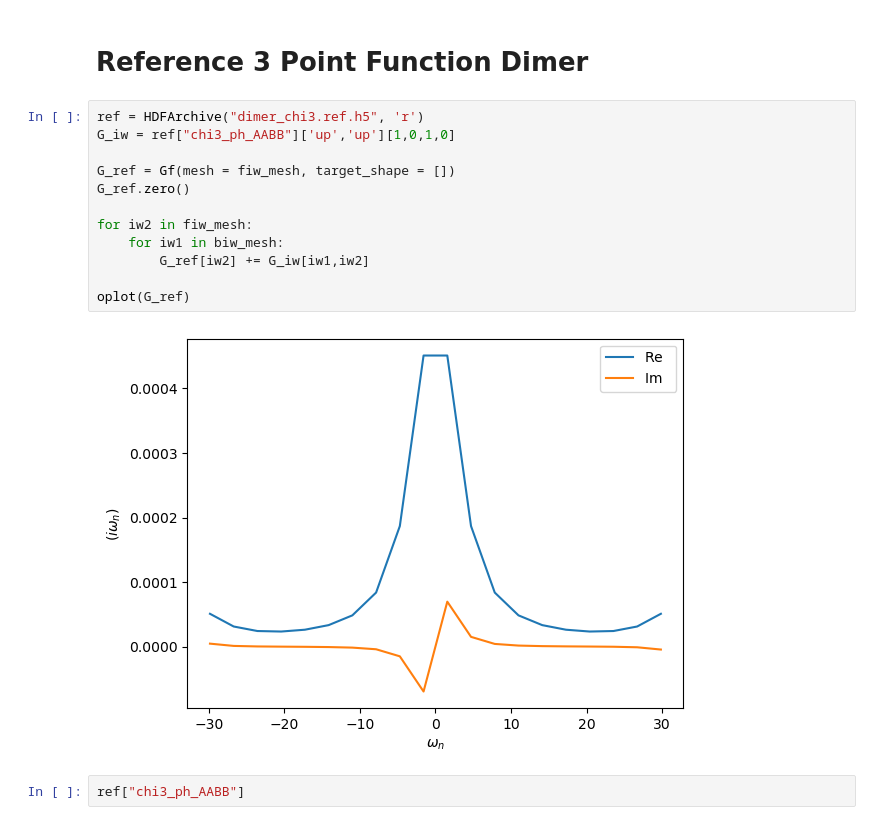
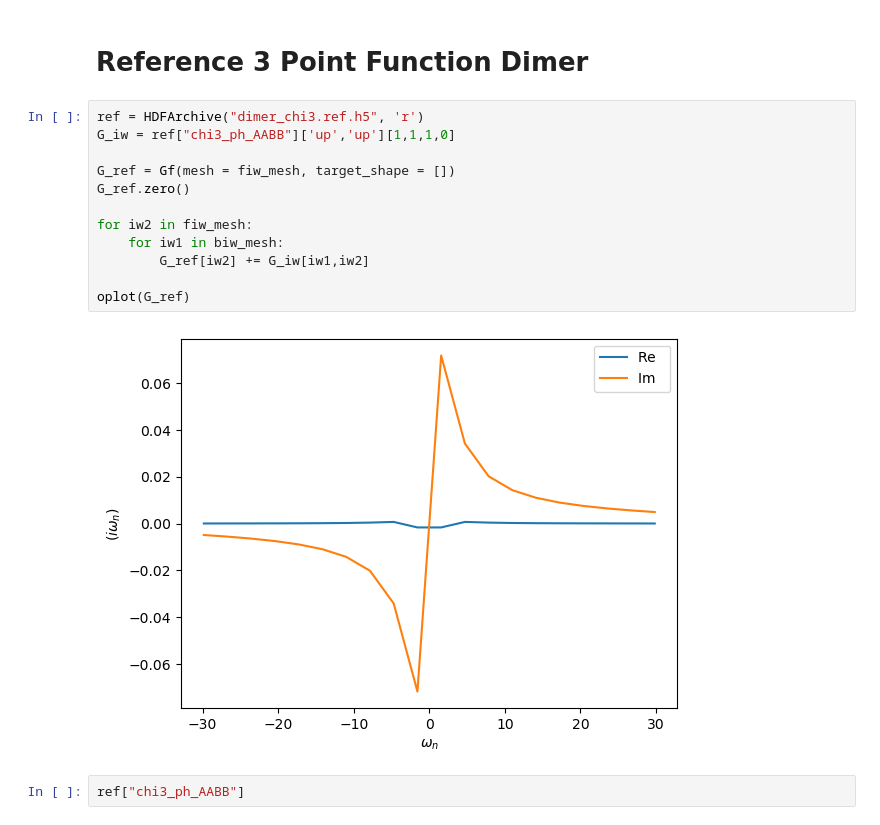
Before and after one commit to Stivo5/ExD, a Jupyter notebook: n_pt_corr.ipynb, the cells around one changed output. Cells and saved outputs as stored; diff of their text form.

```diff
--- a/n_pt_corr.ipynb
+++ b/n_pt_corr.ipynb
@@ -179,18 +179,18 @@ for x, y, z, w in product(range(2),repeat=4):
 # Reference 3 Point Function Dimer
 # %%
 ref = HDFArchive("dimer_chi3.ref.h5", 'r')
-G_iw = ref["chi3_ph_AABB"]['up','up'][1,0,1,0]
+G_iw = ref["chi3_ph_AABB"]['up','up'][1,1,1,0]
 
 G_ref = Gf(mesh = fiw_mesh, target_shape = [])
 G_ref.zero()
 
 for iw2 in fiw_mesh:
     for iw1 in biw_mesh:
         G_ref[iw2] += G_iw[iw1,iw2]
 
 oplot(G_ref)
 # %% [output]
-[figure, old version]
+[figure, new version]
 # %%
 ref["chi3_ph_AABB"]
 # %% [output]
```
Also changed, not shown: parts of 6 cells of this notebook, 11 other files.
